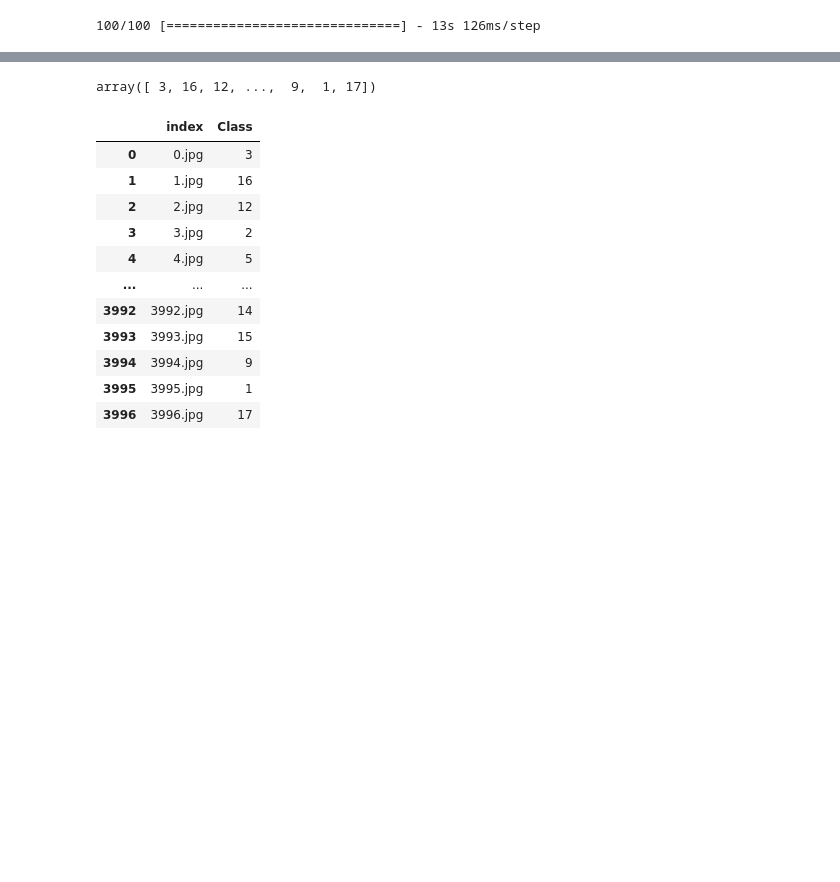
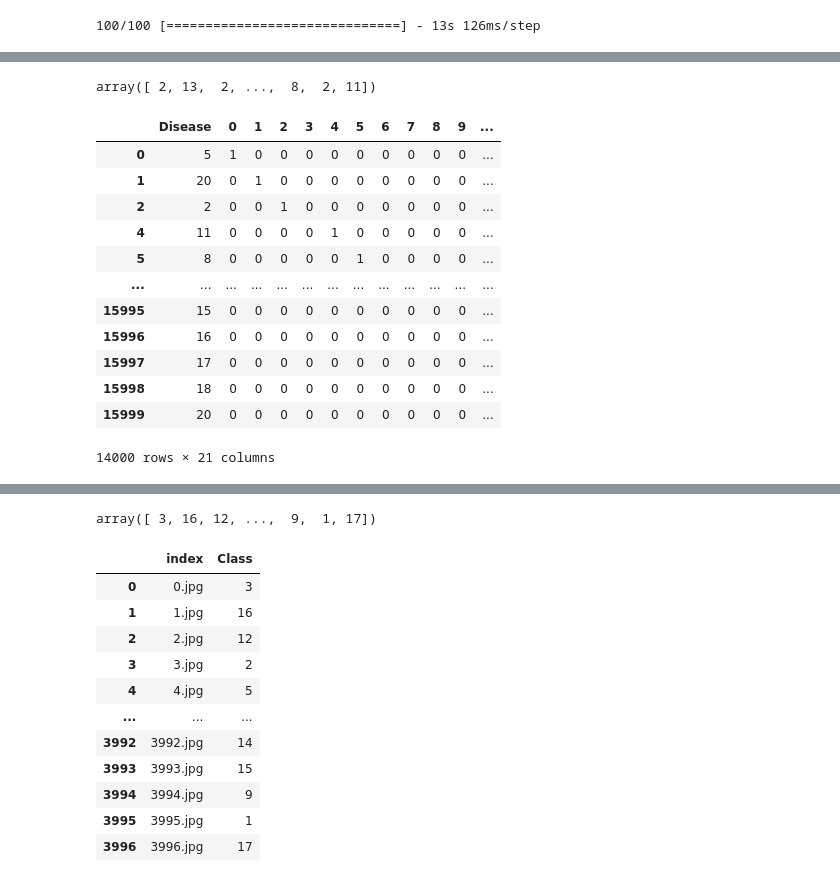
Before and after one commit to JaeDoo1034/-_-, a Jupyter notebook: NIpa.ipynb, the cells around one changed output, grey strips where cells are left out. Drawn from its saved outputs; the diff is of its cells as text; code cells hidden in the pictures; blank space fills up the shorter version.

```diff
--- a/NIpa.ipynb
+++ b/NIpa.ipynb
@@ -779,3 +763,24 @@ val_df
+# %%
+val_df.columns = ['path','Plant','Disease','a',
+ 'b',
+ 'c',
+ 'd',
+ 'e',
+ 'f',
+ 'g',
+ 'h',
+ 'i',
+ 'j',
+ 'k',
+ 'l',
+ 'm',
+ 'n',
+ 'o',
+ 'p',
+ 'q',
+ 'r',
+ 's',
+ 't']
 # %%
 val_index = np.array(val_df.index)
 # %%
@@ -944,0 +1024,20 @@ array([[5.7113885e-19, 4.3754110e-14, 3.3800121e-02, ..., 2.0636076e-06,
+# %%
+np.argmax(pred_2,axis =1)
+# %% [output]
+array([ 2, 13,  2, ...,  8,  2, 11])
+# %%
+train_df.iloc[:,2:]
+# %% [output]
+|  | Disease | 0 | 1 | 2 | 3 | 4 | 5 | 6 | 7 | 8 | 9 | ... |
+| 0 | 5 | 1 | 0 | 0 | 0 | 0 | 0 | 0 | 0 | 0 | 0 | ... |
+| 1 | 20 | 0 | 1 | 0 | 0 | 0 | 0 | 0 | 0 | 0 | 0 | ... |
+| 2 | 2 | 0 | 0 | 1 | 0 | 0 | 0 | 0 | 0 | 0 | 0 | ... |
+| 4 | 11 | 0 | 0 | 0 | 0 | 1 | 0 | 0 | 0 | 0 | 0 | ... |
+| 5 | 8 | 0 | 0 | 0 | 0 | 0 | 1 | 0 | 0 | 0 | 0 | ... |
+| ... | ... | ... | ... | ... | ... | ... | ... | ... | ... | ... | ... | ... |
+| 15995 | 15 | 0 | 0 | 0 | 0 | 0 | 0 | 0 | 0 | 0 | 0 | ... |
+| 15996 | 16 | 0 | 0 | 0 | 0 | 0 | 0 | 0 | 0 | 0 | 0 | ... |
+| 15997 | 17 | 0 | 0 | 0 | 0 | 0 | 0 | 0 | 0 | 0 | 0 | ... |
+| 15998 | 18 | 0 | 0 | 0 | 0 | 0 | 0 | 0 | 0 | 0 | 0 | ... |
+| 15999 | 20 | 0 | 0 | 0 | 0 | 0 | 0 | 0 | 0 | 0 | 0 | ... |
+14000 rows × 21 columns
```
Also changed, not shown: parts of 21 cells of this notebook.
